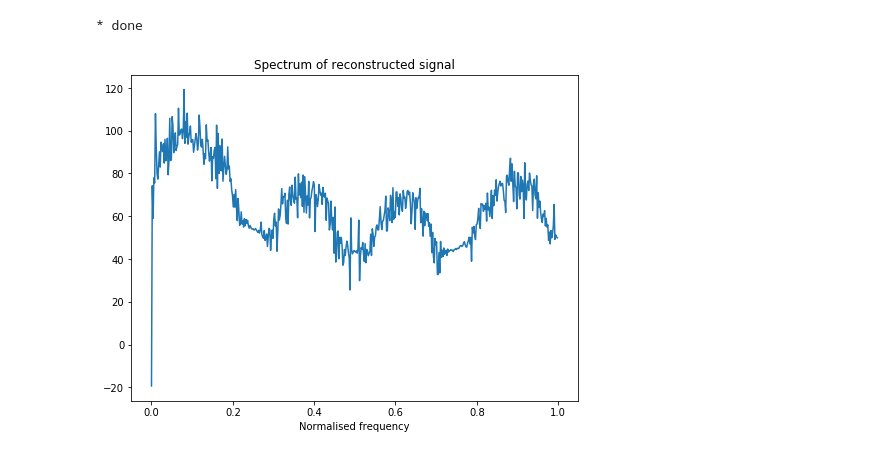
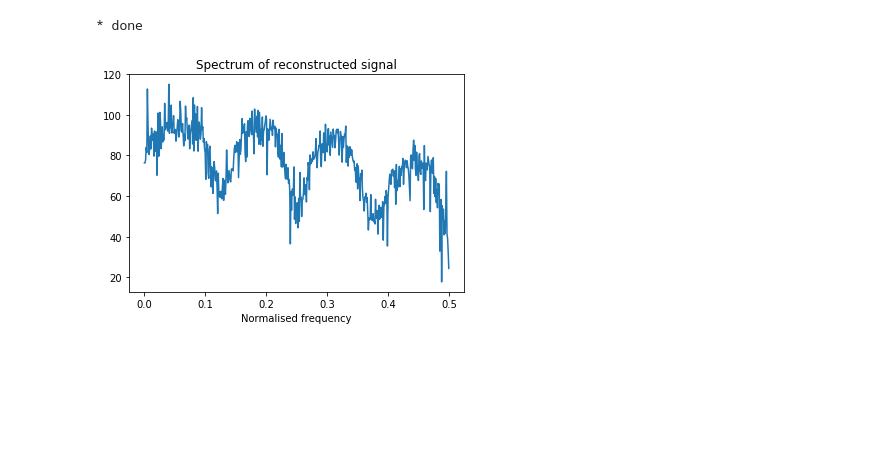
Before and after one commit to jole6826/MRSP, a Jupyter notebook: MRSP_sem1.ipynb, the cells around one changed output. Saved outputs shown, nothing was run; the diff lists cells and outputs as text; code cells hidden in the pictures; blank space fills up the shorter version.

```diff
--- a/MRSP_sem1.ipynb
+++ b/MRSP_sem1.ipynb
@@ -82,7 +82,7 @@ downsampledBands = [s[::4] for s in decomposed]
 Playback of of downsampled at fs/4 sampling frequency:
 # %%
 i = 1
-fs_ds = fs/4
+fs_ds = int(fs/4)
 for band in downsampledBands:
     print("Playing {}th subband.".format(i))
     sound.sound(band,fs_ds)
@@ -116,7 +116,7 @@ Plot filter frequency responses:
 for h in filterbank:
     w,H = sig.freqz(h)
     # plot magnitude
-    plt.plot(w/np.pi,20*np.log10(np.abs(H)))
+    plt.plot(w/(np.pi*2),20*np.log10(np.abs(H)))
 plt.legend(['LP','BP_L','BP_H','HP'])
 plt.title('Frequency response of Filter Bank')
 plt.xlabel('Normalised Frequency')
@@ -164,11 +165,11 @@ for zBand, dsBand in zip(zeroBands, downsampledBands):
 # %% [markdown]
 Filter signals
 # %%
-filterdUs = [np.convolve(h,band,mode='same') for h,band in zip(filterbank, usBand)]
+filterdUs = [np.convolve(h,band,mode='full') for h,band in zip(filterbank, usBands)]
 # %% [markdown]
 Reconstruct by adding subbands up:
 # %%
-recon = np.zeros_like(decomposed[0])
+recon = np.zeros_like(filterdUs[0])
 for band in filterdUs:
     recon += band
 sound.sound(recon,fs)
@@ -176,12 +177,12 @@ sound.sound(recon,fs)
 * done
 # %%
 w,H = sig.freqz(recon)
-plt.plot(w/np.pi,20*np.log10(np.abs(H)))
+plt.plot(w/(np.pi*2),20*np.log10(np.abs(H)))
 plt.title('Spectrum of reconstructed signal')
 plt.xlabel('Normalised frequency')
 plt.show()
 # %% [output]
-[figure, old version]
+[figure, new version]
 # %%
 plt.plot(recon)
 plt.show()
```
Also changed, not shown: parts of 9 cells of this notebook, 1 other file.
